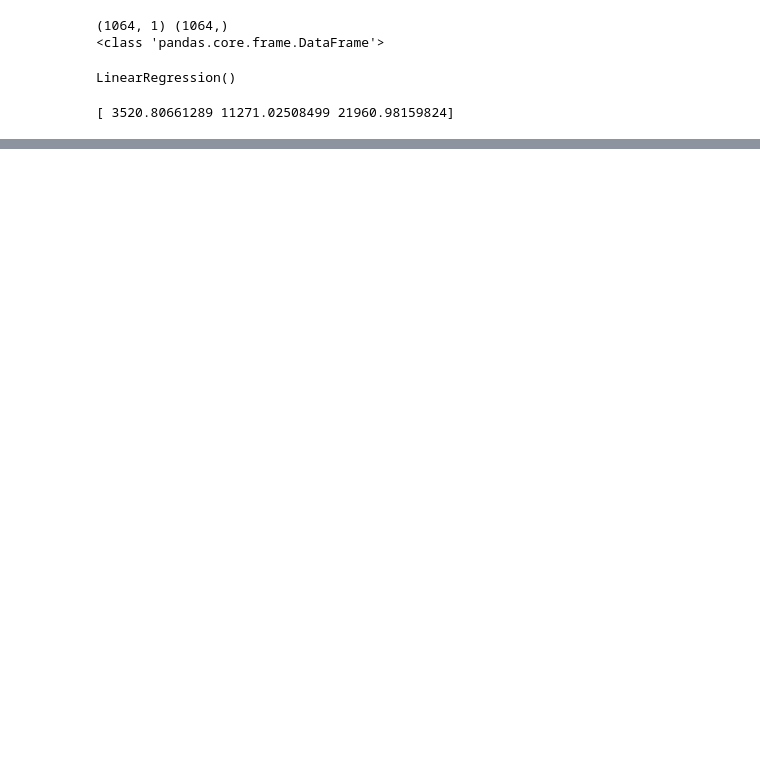
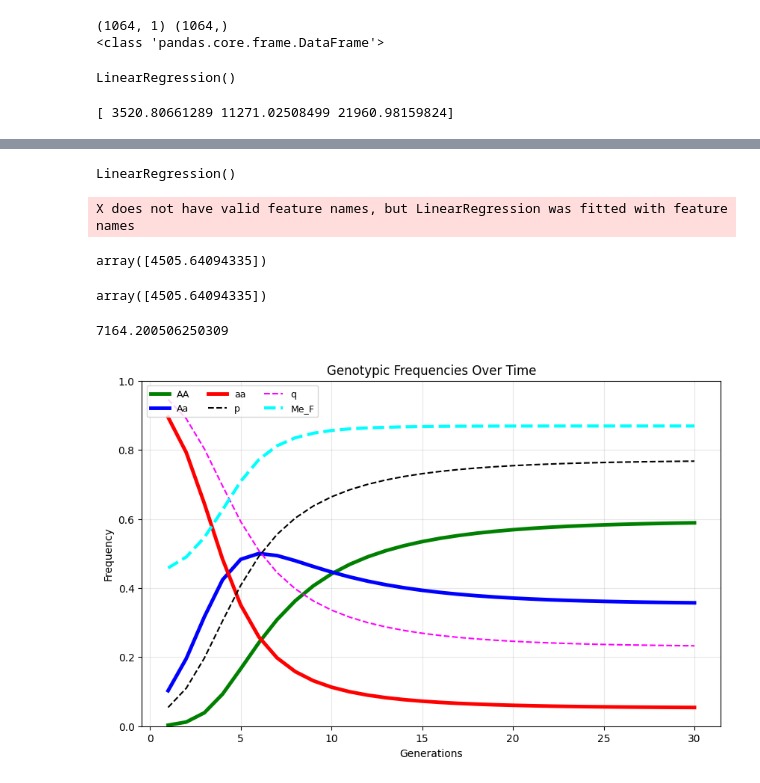
Before and after one commit to adith369-web/ml-projects, a Jupyter notebook: scikit-learn_notes.ipynb, the cells around one changed output, grey strips where cells are left out. Cells and saved outputs as stored; diff of their text form; code cells hidden in the pictures; blank space fills up the shorter version.

```diff
--- a/scikit-learn_notes.ipynb
+++ b/scikit-learn_notes.ipynb
@@ -651,0 +660,23 @@ fig2.show()
+# %%
+#considering both age and bmi
+target = df_non_smoker[['age','bmi']]
+y=df_non_smoker['charges']
+model.fit(target,y)
+# %% [output]
+LinearRegression()
+# %%
+#now we can try predictions
+x = np.array([[25,18]])
+
+model.predict(x)
+# %% [output]
+X does not have valid feature names, but LinearRegression was fitted with feature names
+array([4505.64094335])
+# %%
+x = pd.DataFrame([[25,18]],columns=['age','bmi'])
+
+prediction=model.predict(x)
+
+prediction
+# %% [output]
+array([4505.64094335])
@@ -651,0 +686,54 @@ fig2.show()
+# %%
+rmse(y,prediction)
+# %% [output]
+7164.200506250309
+# %%
+import numpy as np
+import matplotlib.pyplot as plt
+
+# Function to calculate genotype frequencies after one generation of selection
+def calculate_genotype_frequencies(p, w_AA, w_Aa, w_aa):
+    W = p**2 * w_AA + 2 * p * (1 - p) * w_Aa + (1 - p)**2 * w_aa
+    p_prime = (p**2 * w_AA + p * (1 - p) * w_Aa) / W
+    q_prime = (p * (1 - p) * w_Aa + (1 - p)**2 * w_aa) / W
+    return p_prime**2, 2 * p_prime * q_prime, q_prime**2, W
+
+# Initial allele frequencies and fitness values
+p = 0.025
+w_AA = .83
+w_Aa = 1
+w_aa = 0.43
+
+# Number of generations
+generations = 30
+
+# Storage arrays
+genotype_matrix = np.zeros((generations, 4))
+allele_frequencies = np.zeros(generations)
+mean_fitness = np.zeros(generations)
+
+# Iterate over generations
+for t in range(generations):
+    genotype_matrix[t, :] = calculate_genotype_frequencies(p, w_AA, w_Aa, w_aa)
+    p = genotype_matrix[t, 0] + 0.5 * genotype_matrix[t, 1]
+    mean_fitness[t] = genotype_matrix[t, 3]
+    allele_frequencies[t] = p
+
+# Plotting
+plt.figure(figsize=(10, 6))
+plt.plot(range(1, generations+1), genotype_matrix[:, 0], color="green", linewidth=3.5, label="AA")
+plt.plot(range(1, generations+1), genotype_matrix[:, 1], color="blue", linewidth=3.5, label="Aa")
+plt.plot(range(1, generations+1), genotype_matrix[:, 2], color="red", linewidth=3.5, label="aa")
+plt.plot(range(1, generations+1), allele_frequencies, "k--", label="p")
+plt.plot(range(1, generations+1), 1-allele_frequencies, "--", color="magenta", label="q")
+plt.plot(range(1, generations+1), mean_fitness, "--", color="cyan", linewidth=3, label="Me_F")
+
+plt.xlabel("Generations")
+plt.ylabel("Frequency")
+plt.title("Genotypic Frequencies Over Time")
+plt.ylim(0, 1)
+plt.legend(loc="upper left", fontsize=9, ncol=3)
+plt.grid(alpha=0.3)
+plt.show()
+# %% [output]
+[figure, added]
```
Also changed, not shown: parts of 5 cells of this notebook, 1 other file.
